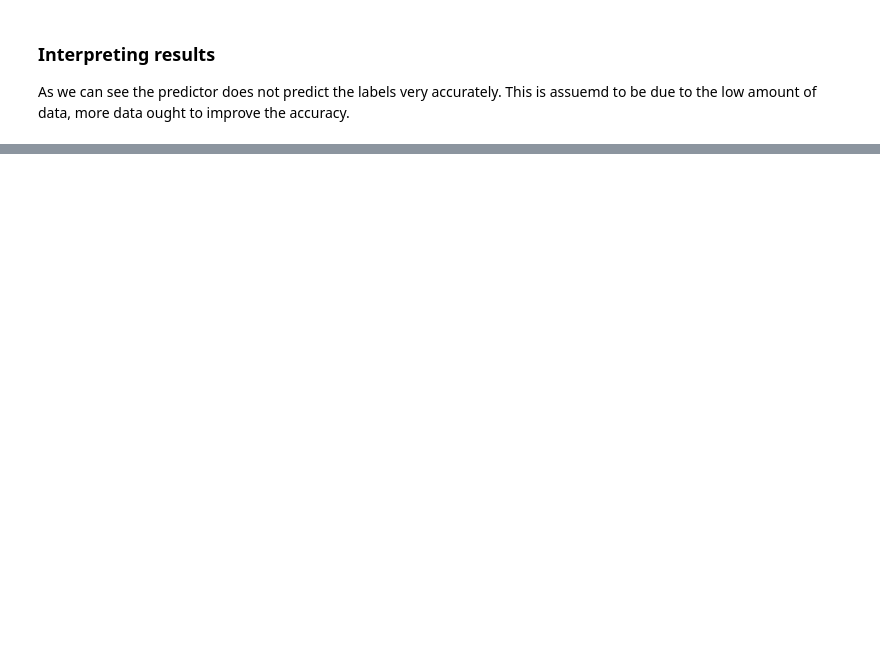
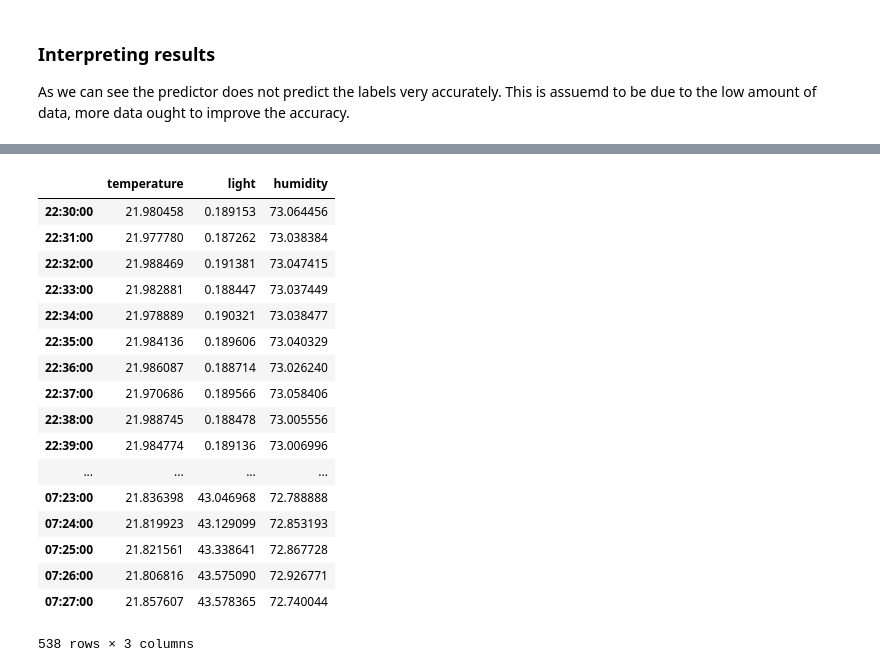
Before and after one commit to horken7/circadian-rhytm, a Jupyter notebook: analyseSleep.ipynb, the cells around one changed output, grey strips where cells are left out. Cells and saved outputs as stored; diff of their text form; code cells hidden in the pictures; blank space fills up the shorter version.

```diff
--- a/analyseSleep.ipynb
+++ b/analyseSleep.ipynb
@@ -495,0 +500,21 @@ dta[0]
+# %%
+features
+# %% [output]
+|  | temperature | light | humidity |
+| 22:30:00 | 21.980458 | 0.189153 | 73.064456 |
+| 22:31:00 | 21.977780 | 0.187262 | 73.038384 |
+| 22:32:00 | 21.988469 | 0.191381 | 73.047415 |
+| 22:33:00 | 21.982881 | 0.188447 | 73.037449 |
+| 22:34:00 | 21.978889 | 0.190321 | 73.038477 |
+| 22:35:00 | 21.984136 | 0.189606 | 73.040329 |
+| 22:36:00 | 21.986087 | 0.188714 | 73.026240 |
+| 22:37:00 | 21.970686 | 0.189566 | 73.058406 |
+| 22:38:00 | 21.988745 | 0.188478 | 73.005556 |
+| 22:39:00 | 21.984774 | 0.189136 | 73.006996 |
+| ... | ... | ... | ... |
+| 07:23:00 | 21.836398 | 43.046968 | 72.788888 |
+| 07:24:00 | 21.819923 | 43.129099 | 72.853193 |
+| 07:25:00 | 21.821561 | 43.338641 | 72.867728 |
+| 07:26:00 | 21.806816 | 43.575090 | 72.926771 |
+| 07:27:00 | 21.857607 | 43.578365 | 72.740044 |
+538 rows × 3 columns
```
Also changed, not shown: parts of 10 cells of this notebook.
